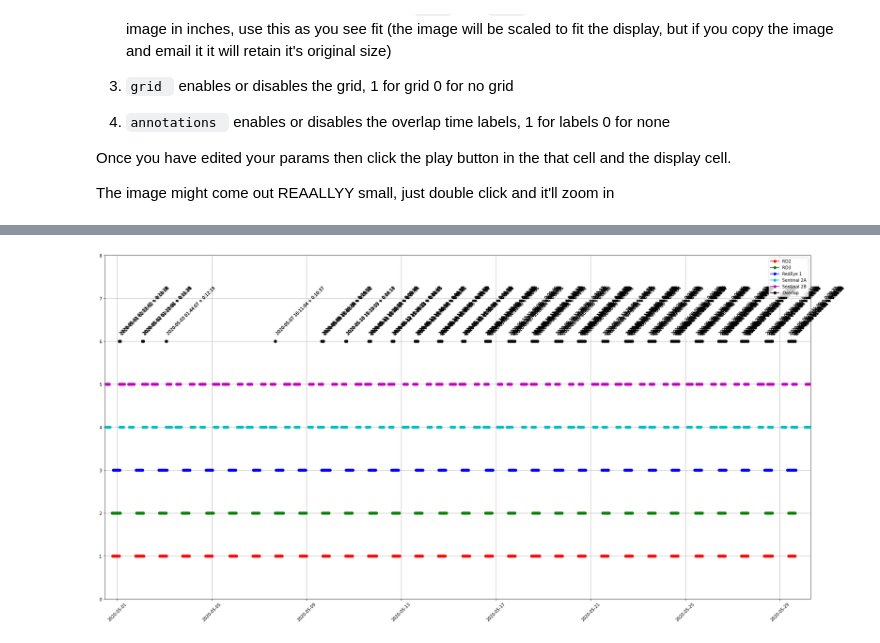
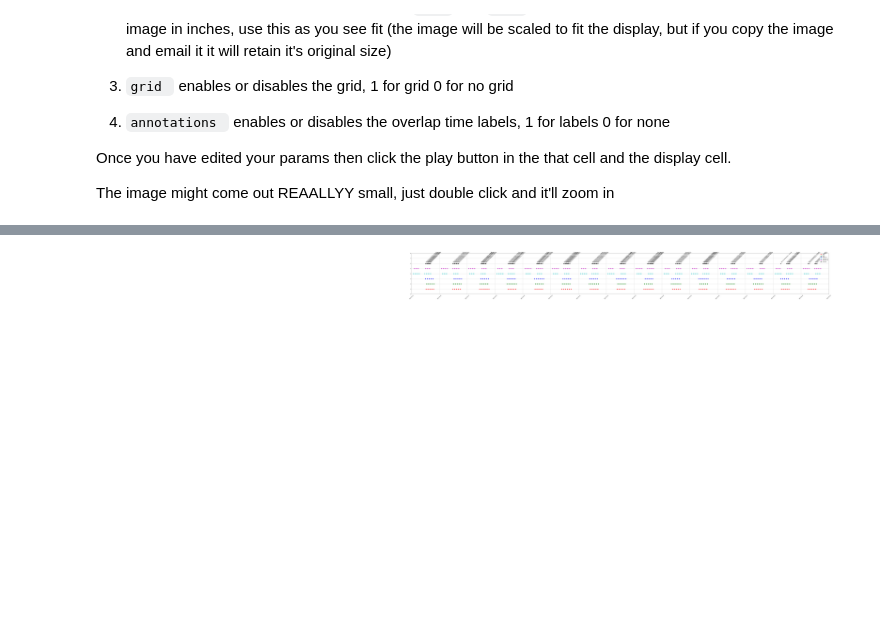
Before and after one commit to danny-white/OverlapAnalysis, a Jupyter notebook: Overlap_Analysis.ipynb, the cells around one changed output, grey strips where cells are left out. Drawn from its saved outputs; the diff is of its cells as text; code cells hidden in the pictures; blank space fills up the shorter version.

```diff
--- a/Overlap_Analysis.ipynb
+++ b/Overlap_Analysis.ipynb
@@ -29,7 +28,7 @@ Then go to the top toolbar, click runtime -> Run all, on the first run don't for
 # make sure the file you want to upload is in this folder: ( I have shared it with you so you can just edit it here)
 # https://drive.google.com/open?id=1hVFshnqMrPqAKkYqkbg1E3WZ5RgJq5ts
 
-input_filename = "Punta_Conflicts1.csv"
+input_filename = "Cop_19_Jan_2021_2.csv"
 # Please put in the names of the sats you are using, in the same order they appear in the CSV (starting at the top)
 names = [ "RD2", "RD3", "RedEye 1", "Sentinal 2A", "Sentinal 2B"]
 # %%
@@ -103,7 +102,13 @@ def computeOverlap(passes):
 						ed = min(other[1], item[1])
 						if strt <= ed:
 							olap.append([strt, ed])
-	return olap
+
+	# this function creates duplicate pairs, so this snippit removes the duplicates
+	olap_uniq = []
+	for i in olap:
+		if i not in olap_uniq:
+			olap_uniq.append(i)
+	return olap_uniq
 
 #read in data
 nameIdx = 0
@@ -178,11 +183,11 @@ The image might come out REAALLYY small, just double click and it'll zoom in
 # %%
 # Enter time in the format [YYYY,M,D,H,m] do not prepend with zeros: use 4 instead of 04, use 0 instead of 00
 # if you want the whole dataset change to []
-start_time = []
-end_time = []
+start_time = [2021,1,15,0,0]
+end_time = [2021,1,30,0,0]
 
 #The image is static, if you don't like the size change these around
-x_in, y_in = 30,15
+x_in, y_in = 80,8
 
 #If you want a grid set this to 1 (default 0)
 grid = 1
@@ -231,10 +236,15 @@ axes = plt.gca()
 plt.xticks(rotation=45)
 import matplotlib.dates as mdates
 
+# grids daily < 100d
+if (time_end - time_start).total_seconds() <= 100 * 24*3600:
+	plt.gca().xaxis.set_major_locator(mdates.DayLocator())
+
+#grids hourly less than 2d
 if (time_end - time_start).total_seconds() <= 48*3600:
 	plt.gca().xaxis.set_major_locator(mdates.HourLocator())
-
-if (time_end - time_start).total_seconds() <= 1*3600:
+# grids minutely less than 2 hours
+if (time_end - time_start).total_seconds() <= 2*3600:
 	plt.gca().xaxis.set_major_locator(mdates.MinuteLocator())
 axes.set_ylim([0,ymax])
 axes.set_xlim([time_start,time_end])
@@ -250 +260 @@ num conflicts between start: 2020-04-30 11:23:45 and end: 2020-05-30 06:48:27 =
-[figure, old version]
+[figure, new version]
```
Also changed, not shown: parts of 3 cells of this notebook.
